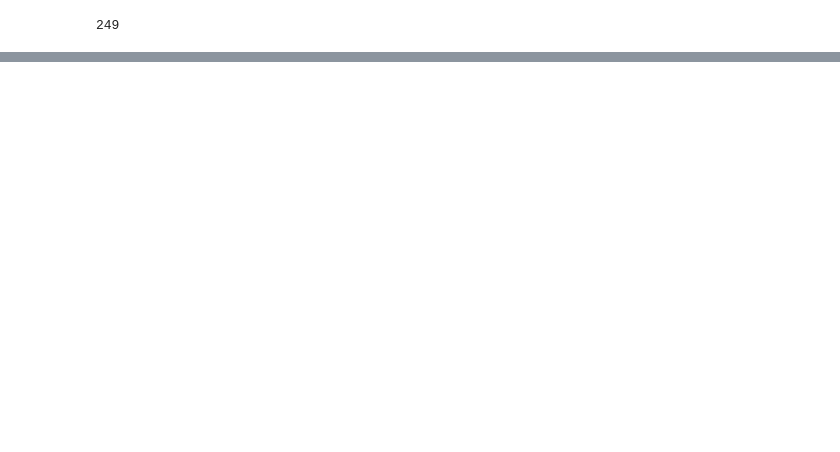
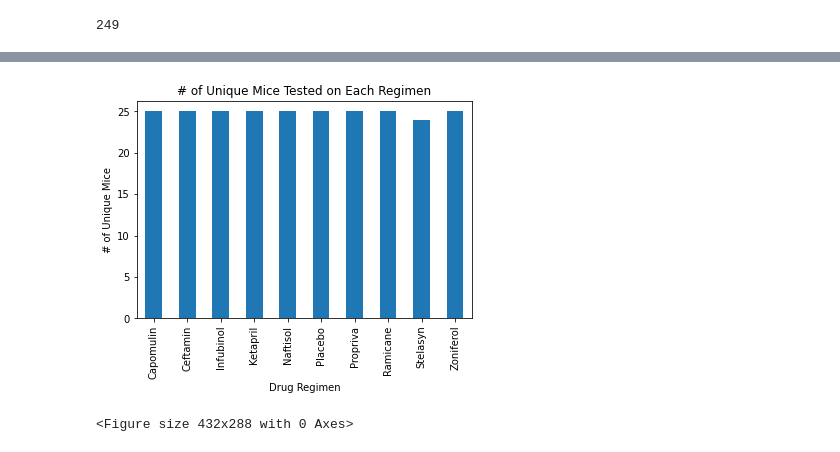
Before and after one commit to eliot1335/Pymaceuticals--Matplotlib-Visualization, a Jupyter notebook: Pymaceuticals/pymaceuticals.ipynb, the cells around one changed output, grey strips where cells are left out. Drawn from its saved outputs; the diff is of its cells as text; code cells hidden in the pictures; blank space fills up the shorter version.

```diff
--- a/Pymaceuticals/pymaceuticals.ipynb
+++ b/Pymaceuticals/pymaceuticals.ipynb
@@ -32,2 +36,33 @@ cleaned_df["Mouse ID"].nunique()
 # %% [output]
 249
+# %%
+# Summary Statistics
+# Generate a summary statistics table of mean, median, variance, standard deviation, and SEM of the tumor volume for each regimen
+
+# Use groupby and summary statistical methods to calculate the following properties of each drug regimen:
+# mean, median, variance, standard deviation, and SEM of the tumor volume.
+# Assemble the resulting series into a single summary dataframe.
+
+drug_regimen_df = cleaned_df.groupby("Drug Regimen")
+
+tumor_avg = drug_regimen_df["Tumor Volume (mm3)"].mean().map('{:.2f}'.format)
+tumor_med = drug_regimen_df["Tumor Volume (mm3)"].median().map('{:.2f}'.format)
+tumor_var = drug_regimen_df["Tumor Volume (mm3)"].var().map('{:.2f}'.format)
+tumor_std = drug_regimen_df["Tumor Volume (mm3)"].std().map('{:.2f}'.format)
+tumor_sem = drug_regimen_df["Tumor Volume (mm3)"].sem().map('{:.2f}'.format)
+
+summary_stats = pd.DataFrame({
+                            "Mean" : tumor_avg,
+                            "Median" : tumor_med,
+                            "Variance" : tumor_var,
+                            "Standard Deviation" : tumor_std,
+                            "SEM" : tumor_sem
+                            })
+
+summary_stats
+
+# Generate a summary statistics table of mean, median, variance, standard deviation, and SEM of the tumor volume for each regimen
+
+# Using the aggregation method, produce the same summary statistics in a single line
+# agg_summary = summary_stats["Mean"].aggregate(func=None)
+# TypeError: 'NoneType' object is not callable
@@ -33,0 +82,11 @@ cleaned_df["Mouse ID"].nunique()
+# %%
+# Bar and Pie Charts
+# Generate a bar plot showing the total number of unique mice tested on each drug regimen using pandas.
+drug_regimen_df["Mouse ID"].nunique().plot(kind="bar")
+plt.title("# of Unique Mice Tested on Each Regimen")
+plt.ylabel("# of Unique Mice")
+plt.show()
+plt.tight_layout()
+# %% [output]
+[figure, added]
+<Figure size 432x288 with 0 Axes>
```
Also changed, not shown: parts of 6 cells of this notebook, 1 other file.
